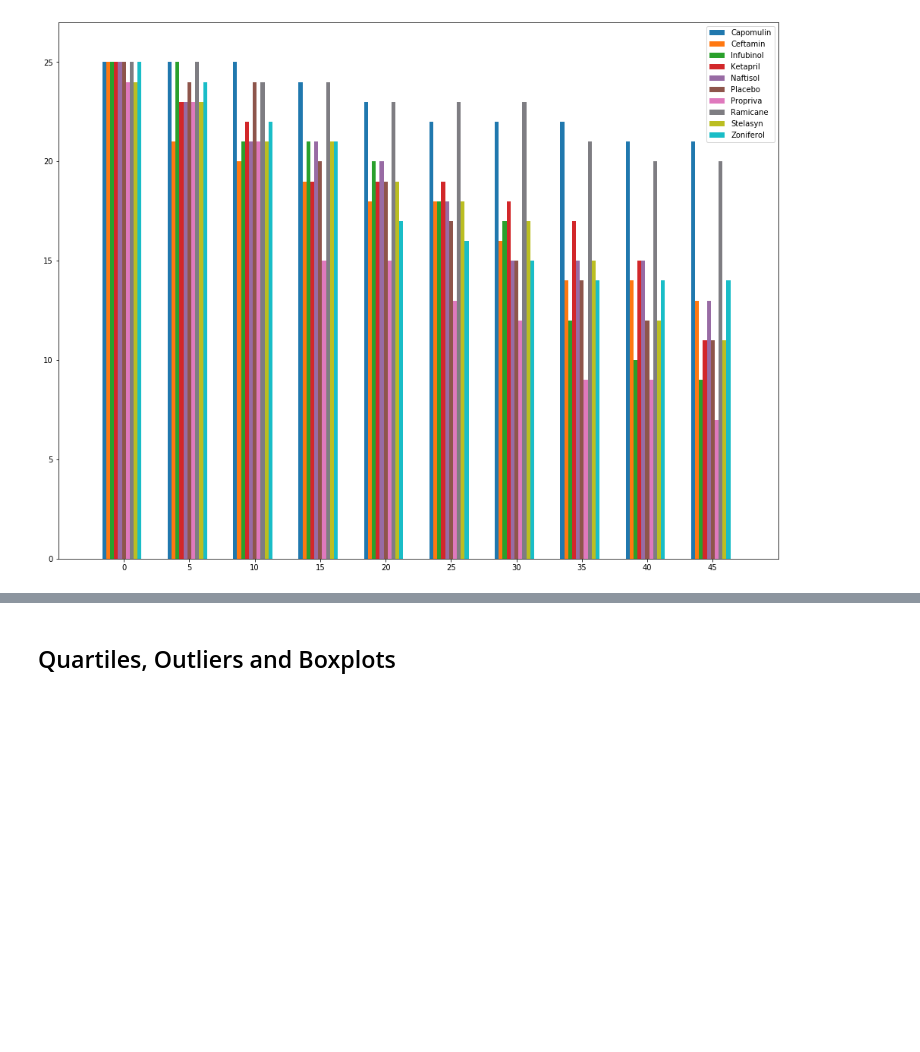
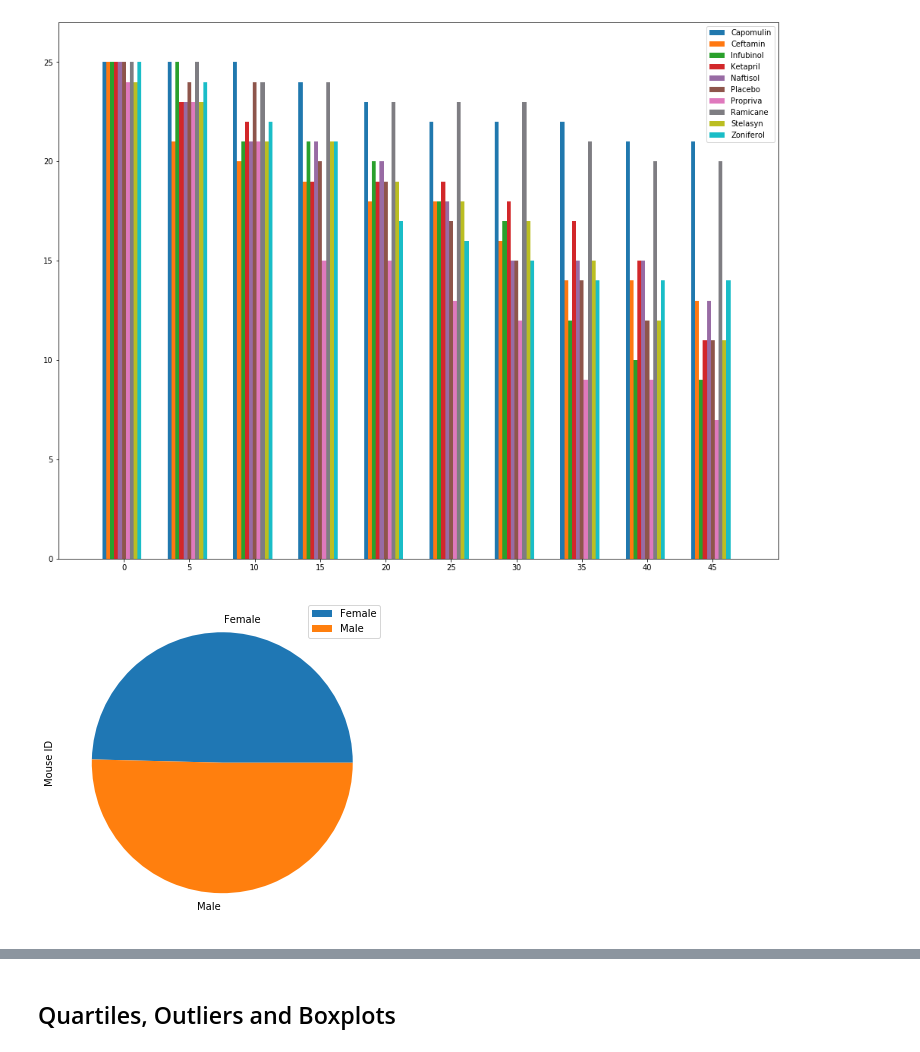
Before and after one commit to KevinNMcpu/matplotlib-challenge, a Jupyter notebook: pymaceuticals.ipynb, the cells around one changed output, grey strips where cells are left out. Drawn from its saved outputs; the diff is of its cells as text; code cells hidden in the pictures; blank space fills up the shorter version.

```diff
--- a/pymaceuticals.ipynb
+++ b/pymaceuticals.ipynb
@@ -277,4 +277,21 @@ plt.legend(loc="upper right")
 # %% [output]
 <matplotlib.legend.Legend at 0x...>
 [figure]
+# %%
+# Generate a pie plot showing the distribution of female versus male mice using pandas
+
+#create a new DataFrame
+piechart_pd_1 = pd.DataFrame()
+
+#clone cleaned_data, trim down to what we need
+trim_pie_data = ["Mouse ID", "Sex"]
+piechart_pd_1 = cleaned_data[trim_pie_data]
+
+#count unique Mouse ID by sex
+piechart_pd_1 = piechart_pd_1.groupby(["Sex"]).nunique()
+
+#plot by pandas
+plot = piechart_pd_1.plot.pie(y="Mouse ID", figsize=(6,6))
+# %% [output]
+[figure, added]
 # %%
```
Also changed, not shown: parts of 6 cells of this notebook.
